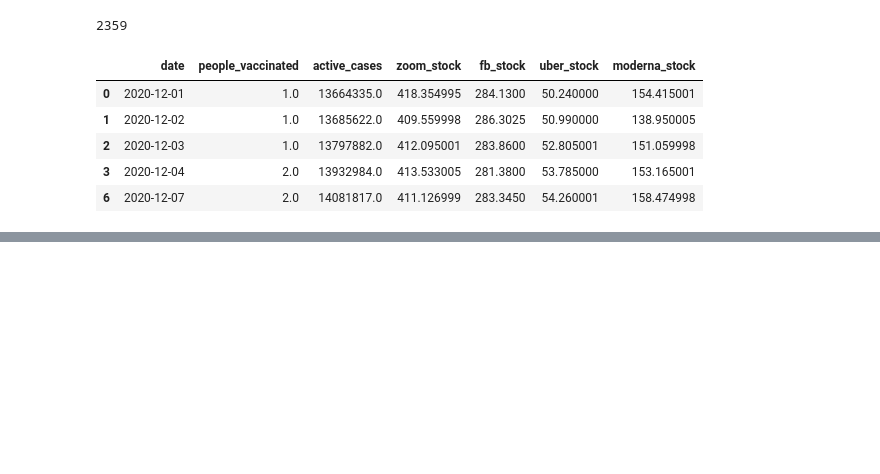
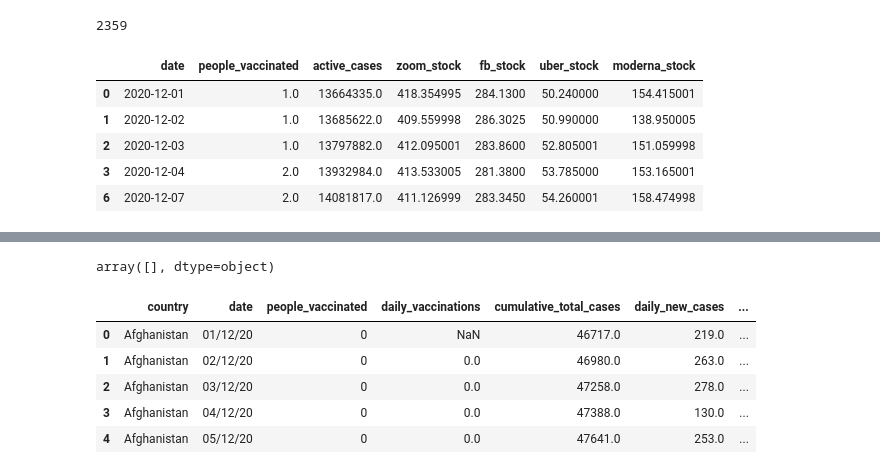
Before and after one commit to SundarAnand/Steamlit_IDS, a Jupyter notebook: data_cleaning.ipynb, the cells around one changed output, grey strips where cells are left out. Cells and saved outputs as stored; diff of their text form; code cells hidden in the pictures; blank space fills up the shorter version.

```diff
--- a/data_cleaning.ipynb
+++ b/data_cleaning.ipynb
@@ -412,0 +476,5 @@ global_df.head()
+# %%
+# Renaming the country mismatches
+lockdown_df.loc[lockdown_df['Country/Region'] == 'UK', 'Country/Region'] = 'United Kingdom'
+lockdown_df.loc[lockdown_df['Country/Region'] == 'US', 'Country/Region'] = 'United States'
+lockdown_df.loc[lockdown_df['Country/Region'] == 'Mainland China', 'Country/Region'] = 'China'
@@ -412,0 +492,4 @@ global_df.head()
+# %%
+# Checking the countries that has lockdown info but no covid data
+no_covid = lockdown_df[~lockdown_df['Country/Region'].isin(country_df['country'].unique())]['Country/Region'].unique()
+no_covid
@@ -412,0 +509,25 @@ global_df.head()
+# %%
+# Removing the non-match countries
+lockdown_df = lockdown_df[~lockdown_df['Country/Region'].isin(no_covid)]
+# %%
+# Checking the countries that has lockdown info but no covid data
+no_covid = lockdown_df[~lockdown_df['Country/Region'].isin(country_df['country'].unique())]['Country/Region'].unique()
+no_covid
+# %% [output]
+array([], dtype=object)
+# %%
+# Getting only the required columns
+lockdown_df = lockdown_df[["Country/Region", "Date"]]
+lockdown_df.columns = ["country", "lockdown_date"]
+
+# Merging the lockdown data and country data
+country_df = pd.merge(country_df, lockdown_df, how="outer", on=["country"])
+# %%
+country_df.head()
+# %% [output]
+|  | country | date | people_vaccinated | daily_vaccinations | cumulative_total_cases | daily_new_cases | ... |
+| 0 | Afghanistan | 01/12/20 | 0 | NaN | 46717.0 | 219.0 | ... |
+| 1 | Afghanistan | 02/12/20 | 0 | 0.0 | 46980.0 | 263.0 | ... |
+| 2 | Afghanistan | 03/12/20 | 0 | 0.0 | 47258.0 | 278.0 | ... |
+| 3 | Afghanistan | 04/12/20 | 0 | 0.0 | 47388.0 | 130.0 | ... |
+| 4 | Afghanistan | 05/12/20 | 0 | 0.0 | 47641.0 | 253.0 | ... |
```
Also changed, not shown: parts of 11 cells of this notebook, 2 other files.
